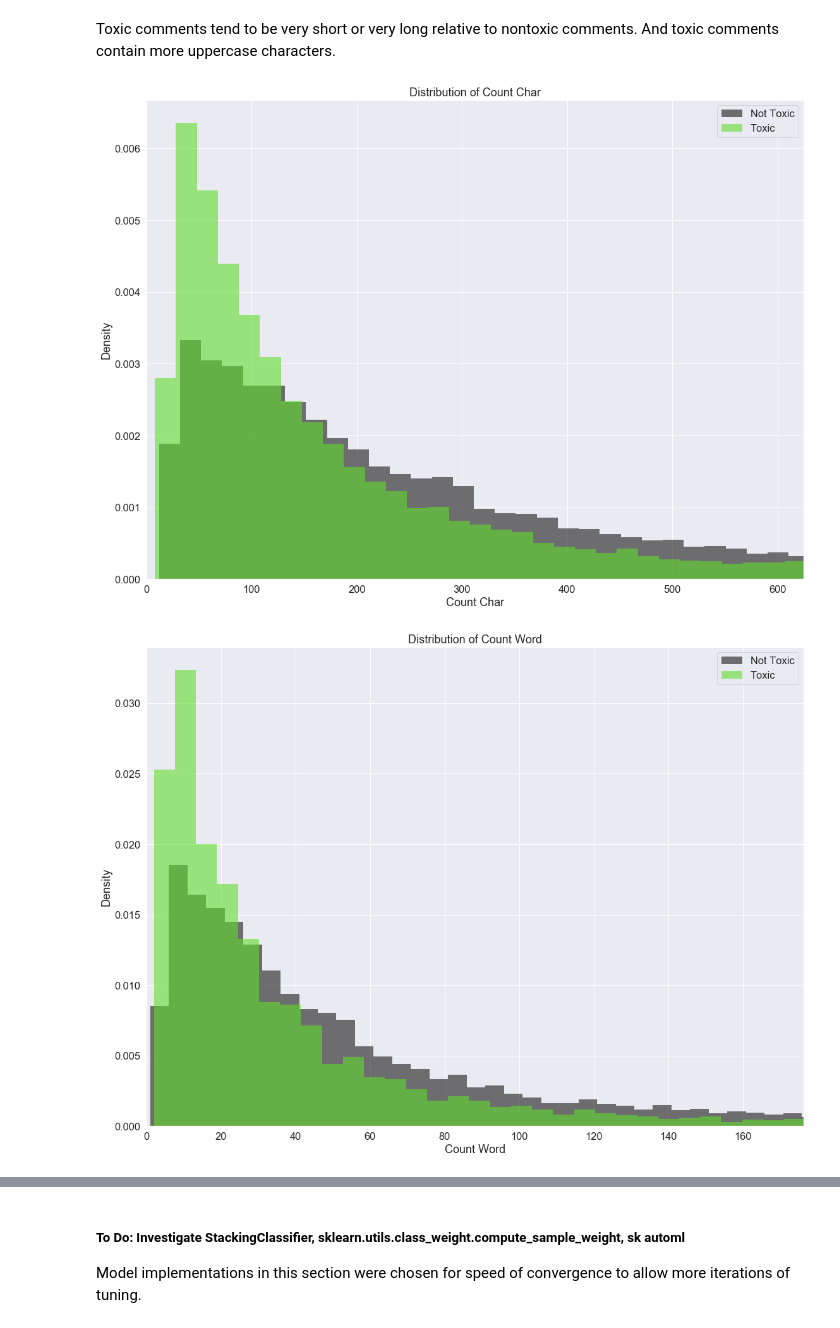
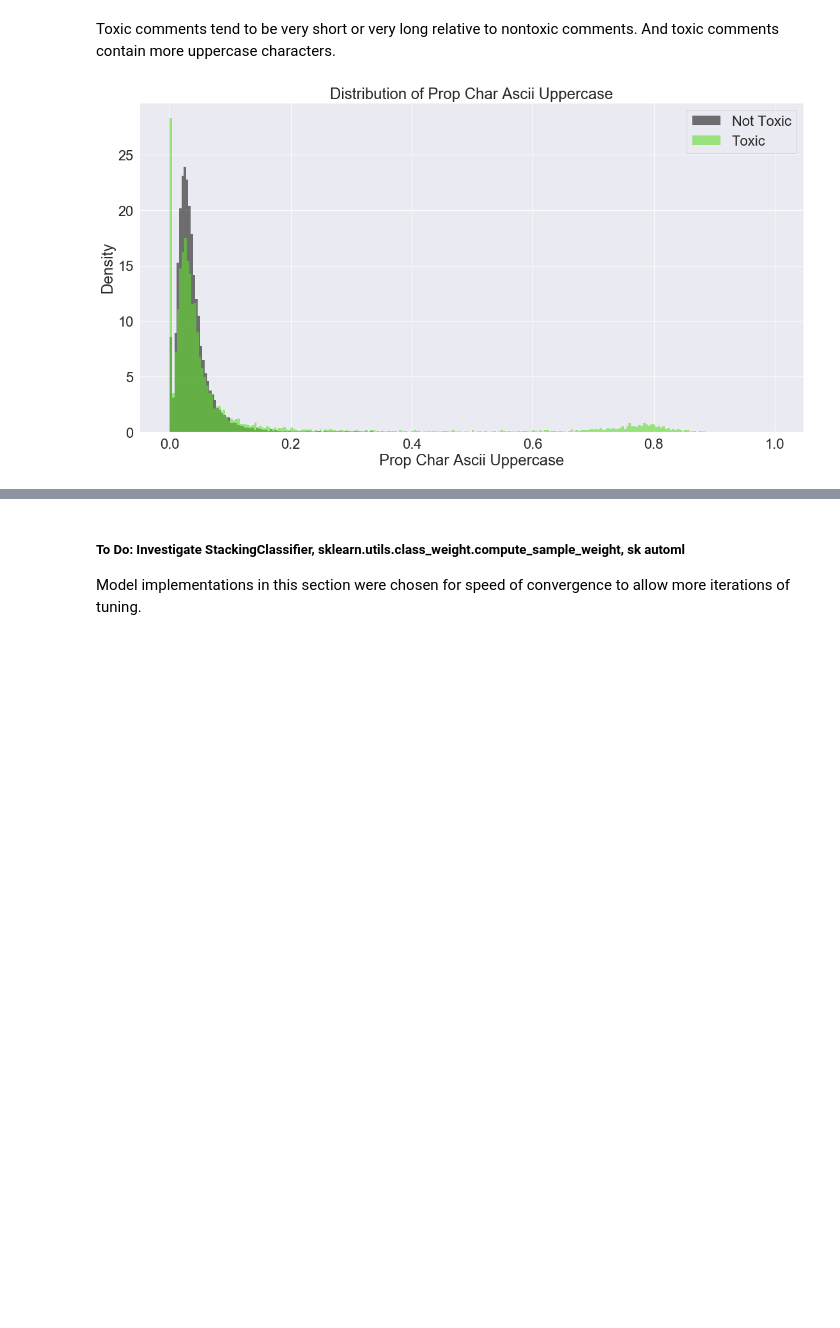
Before and after one commit to kchien3/identifying-toxic-wikipedia-comments, a Jupyter notebook: toxic_comments_project.ipynb, the cells around one changed output, grey strips where cells are left out. Cells and saved outputs as stored; diff of their text form; code cells hidden in the pictures; blank space fills up the shorter version.

Commit message:
final notebook and saved images

```diff
--- a/toxic_comments_project.ipynb
+++ b/toxic_comments_project.ipynb
@@ -300,46 +269,50 @@ import seaborn as sns
 
 # variables for looping
 col_labels = ['count_char', 'count_word', 'avg_word_len',
        'count_line', 'avg_line_len', 'count_word_unique', 'prop_word_unique',
        'count_word_alpha', 'prop_word_alpha', 'count_word_ascii',
        'prop_word_ascii', 'count_word_decimal', 'prop_word_decimal',
        'count_word_digit', 'prop_word_digit', 'count_word_lower',
        'prop_word_lower', 'count_word_numeric', 'prop_word_numeric',
-       'count_word_printable', 'prop_word_printable', 'count_word_title', 'prop_word_title',
-       'count_word_upper', 'prop_word_upper', 'count_char_ascii_lowercase',
-       'prop_char_ascii_lowercase', 'count_char_ascii_uppercase',
-       'prop_char_ascii_uppercase', 'count_char_digits', 'prop_char_digits',
-       'count_char_hexdigits', 'prop_char_hexdigits', 'count_char_octdigits',
-       'prop_char_octdigits', 'count_char_punctuation',
-       'prop_char_punctuation', 'count_char_printable', 'prop_char_printable',
-       'count_char_whitespace', 'prop_char_whitespace']
+       'count_word_printable', 'prop_word_printable', 'count_word_title',
+       'prop_word_title', 'count_word_upper', 'prop_word_upper',
+       'count_char_ascii_lowercase', 'prop_char_ascii_lowercase',
+       'count_char_ascii_uppercase', 'prop_char_ascii_uppercase',
+       'count_char_digits', 'prop_char_digits', 'count_char_hexdigits',
+       'prop_char_hexdigits', 'count_char_octdigits', 'prop_char_octdigits',
+       'count_char_punctuation', 'prop_char_punctuation',
+       'count_char_printable', 'prop_char_printable', 'count_char_whitespace',
+       'prop_char_whitespace']
+
+# col_labels = ['prop_char_ascii_uppercase']
 
 # targets = ['toxic', 'severe_toxic', 'obscene', 'threat',
 #        'insult', 'identity_hate']
 targets = ['toxic']
 
 # for labels
 # targets_desc = ['toxic', 'severely toxic', 'obscene', 'threatening', 'insulting', 'identity hating']
 targets_desc = ['toxic']
 # plotting colors
 # colors = ['#61de2a', '#61de2a', 'r', 'r', 'r', 'r']
 colors = ['#61de2a']
 
 # actual plots
 for col in col_labels:
     for target, target_desc, color in zip(targets, targets_desc, colors):
-        sns.set(font_scale=1.5)
-        fig, ax = plt.subplots(figsize=(16, 12), tight_layout=True)
-        ax = sns.distplot(Xy_train_bal[Xy_train_bal[target] == 0][col].values, bins=250, kde=False, hist_kws={'alpha':0.6, 'label':f'Not {target_desc.capitalize()}', 'linewidth':0}, color='k', norm_hist=True)
-        ax = sns.distplot(Xy_train_bal[Xy_train_bal[target] != 0][col].values, bins=250, kde=False, hist_kws={'alpha':0.6, 'label':f'{target_desc.capitalize()}', 'linewidth':0}, color=color, norm_hist=True)
-        if Xy_train_bal[col].max() > 1:
+        sns.set(font_scale=2)
+        fig, ax = plt.subplots(figsize=(16, 9), tight_layout=True)
+        ax = sns.distplot(df_train[df_train[target] == 0][col].values, bins=250, kde=False,
+                          hist_kws={'alpha':0.6, 'label':f'Not {target_desc.capitalize()}', 'linewidth':0}, color='k', norm_hist=True)
+        ax = sns.distplot(df_train[df_train[target] != 0][col].values, bins=250, kde=False,
+                          hist_kws={'alpha':0.6, 'label':f'{target_desc.capitalize()}', 'linewidth':0}, color=color, norm_hist=True)
+        if df_train[col].max() > 1:
             ax.set(xlim=(0, df_train[col].max()/2**3))
         ax.set(title=f"Distribution of {' '.join(col.split('_')).title()}",
                xlabel=f"{' '.join(col.split('_')).title()}",
                ylabel='Density')
         ax.legend()
-        # plt.savefig('.png')
+#         plt.savefig('images/prop_uppercase.png')
         plt.show()
 # %% [output]
-[figure, old version]
+[figure, new version]
-[figure, removed]
```
Also changed, not shown: parts of 116 cells of this notebook, 13 other files.
